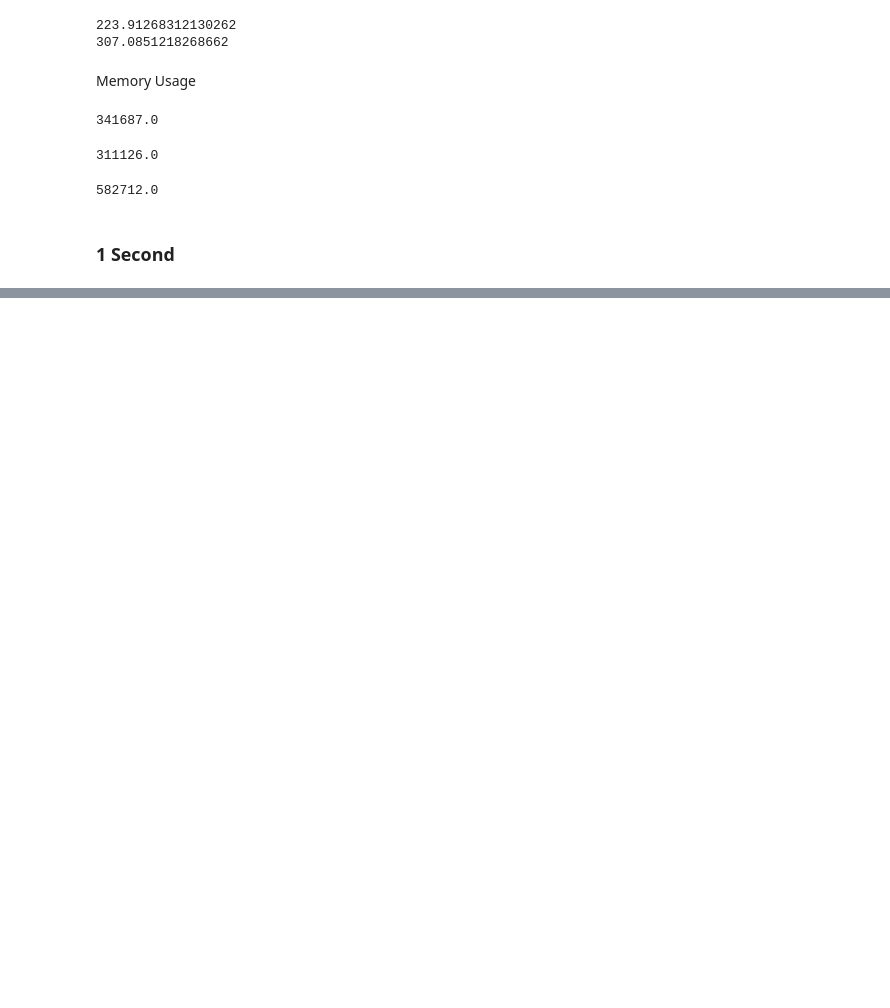
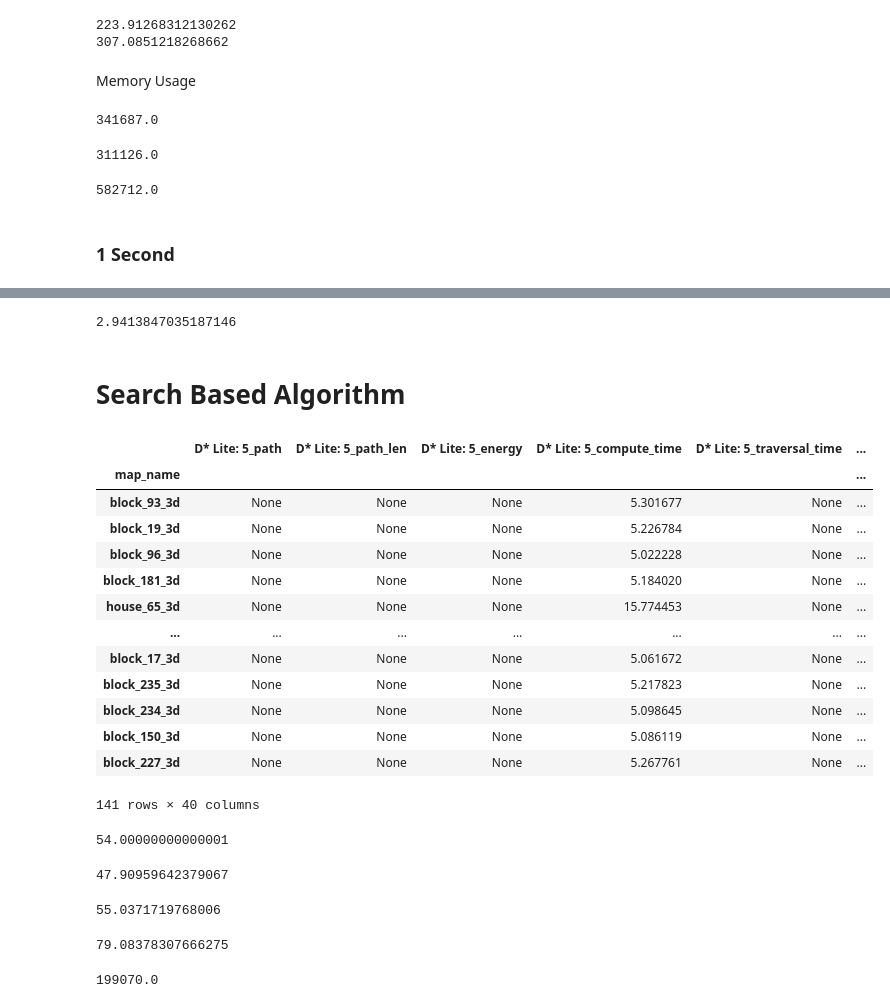
Before and after one commit to cameronstackhouse/PathPlanning, a Jupyter notebook: src/Evaluation/3D-results/analysis.ipynb, the cells around one changed output, grey strips where cells are left out. Saved outputs shown, nothing was run; the diff lists cells and outputs as text; code cells hidden in the pictures; blank space fills up the shorter version.

Commit message:
Implement 2D Adaptive A*

```diff
--- a/src/Evaluation/3D-results/analysis.ipynb
+++ b/src/Evaluation/3D-results/analysis.ipynb
@@ -221,0 +320,45 @@ srrt_edge_memory.median()
+# %%
+rrt_edge_len.median() - srrt_edge_len.median()
+# %% [output]
+2.9413847035187146
+# %% [markdown]
+# Search Based Algorithm
+# %%
+final_df["Adaptive A*: 5_path_len"]
+filtered_search_based_five = final_df.dropna(subset=["Adaptive A*: 5_path"])
+filtered_search_based_five
+# %% [output]
+|  | D* Lite: 5_path | D* Lite: 5_path_len | D* Lite: 5_energy | D* Lite: 5_compute_time | D* Lite: 5_traversal_time | ... |
+| map_name |  |  |  |  |  | ... |
+| block_93_3d | None | None | None | 5.301677 | None | ... |
+| block_19_3d | None | None | None | 5.226784 | None | ... |
+| block_96_3d | None | None | None | 5.022228 | None | ... |
+| block_181_3d | None | None | None | 5.184020 | None | ... |
+| house_65_3d | None | None | None | 15.774453 | None | ... |
+| ... | ... | ... | ... | ... | ... | ... |
+| block_17_3d | None | None | None | 5.061672 | None | ... |
+| block_235_3d | None | None | None | 5.217823 | None | ... |
+| block_234_3d | None | None | None | 5.098645 | None | ... |
+| block_150_3d | None | None | None | 5.086119 | None | ... |
+| block_227_3d | None | None | None | 5.267761 | None | ... |
+141 rows × 40 columns
+# %%
+filtered_search_based_five["Adaptive A*: 5_path_len"].median()
+# %% [output]
+54.00000000000001
+# %%
+filtered_search_based_five["SRRT-Edge: 5_path_len"].median()
+# %% [output]
+47.90959642379067
+# %%
+filtered_search_based_five["RRT-Edge: 5_path_len"].median()
+# %% [output]
+55.0371719768006
+# %%
+filtered_search_based_five["Informed RRT*: 5_path_len"].median()
+# %% [output]
+79.08378307666275
+# %%
+filtered_search_based_five["Adaptive A*: 5_memory_used"].median()
+# %% [output]
+199070.0
```
Also changed, not shown: parts of 9 cells of this notebook, 7 other files.
